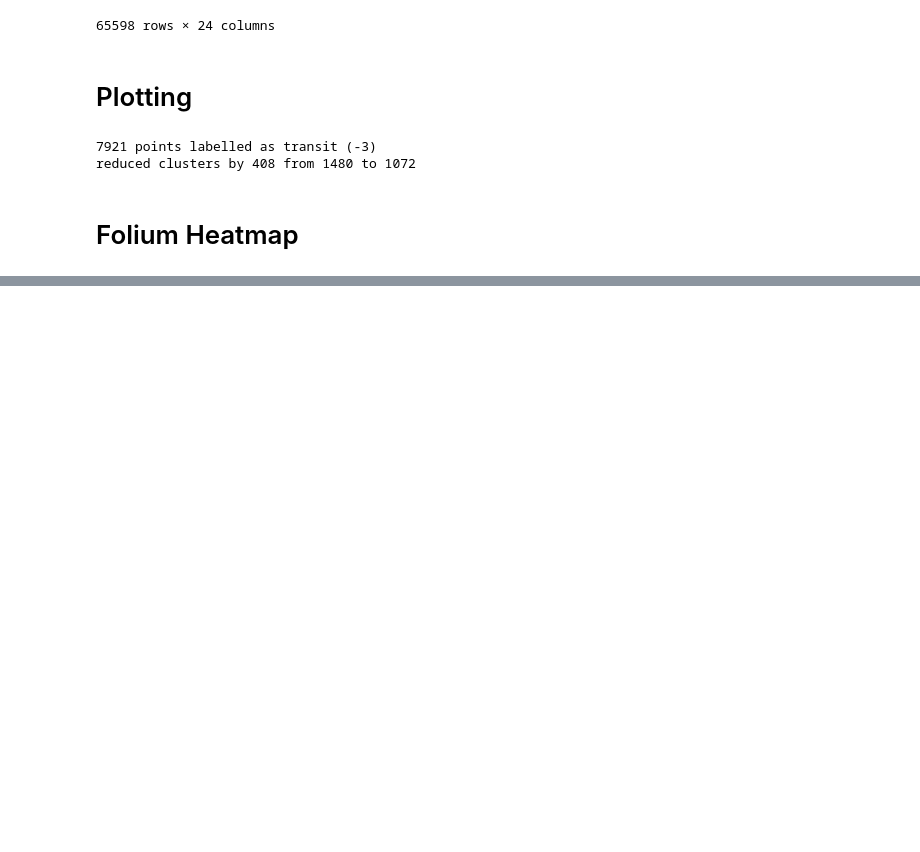
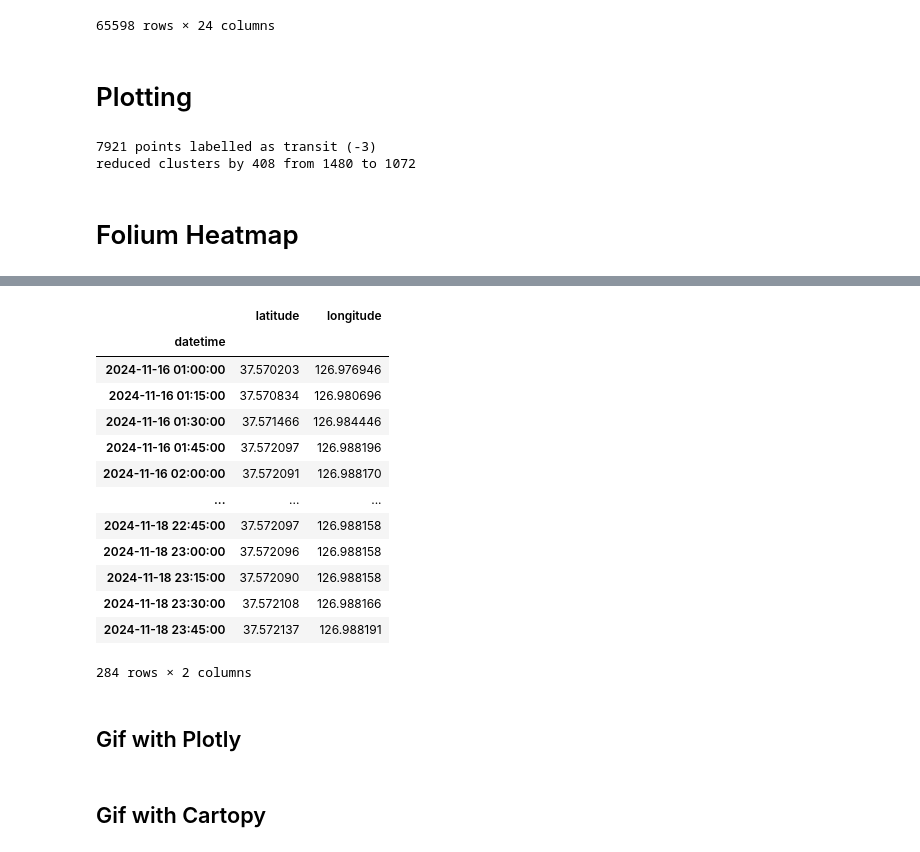
Before and after one commit to johnryanmcnally/tile_tracker_pipeline, a Jupyter notebook: data_handling/tile_data_playground.ipynb, the cells around one changed output, grey strips where cells are left out. Saved outputs shown, nothing was run; the diff lists cells and outputs as text; code cells hidden in the pictures; blank space fills up the shorter version.

```diff
--- a/data_handling/tile_data_playground.ipynb
+++ b/data_handling/tile_data_playground.ipynb
@@ -468,0 +520,19 @@ create_folium_heatmap(cdf)
+# %%
+df.set_index('datetime').resample('15 min').mean().resample('15 min').interpolate(method='index')
+# %% [output]
+|  | latitude | longitude |
+| datetime |  |  |
+| 2024-11-16 01:00:00 | 37.570203 | 126.976946 |
+| 2024-11-16 01:15:00 | 37.570834 | 126.980696 |
+| 2024-11-16 01:30:00 | 37.571466 | 126.984446 |
+| 2024-11-16 01:45:00 | 37.572097 | 126.988196 |
+| 2024-11-16 02:00:00 | 37.572091 | 126.988170 |
+| ... | ... | ... |
+| 2024-11-18 22:45:00 | 37.572097 | 126.988158 |
+| 2024-11-18 23:00:00 | 37.572096 | 126.988158 |
+| 2024-11-18 23:15:00 | 37.572090 | 126.988158 |
+| 2024-11-18 23:30:00 | 37.572108 | 126.988166 |
+| 2024-11-18 23:45:00 | 37.572137 | 126.988191 |
+284 rows × 2 columns
+# %% [markdown]
+## Gif with Plotly
@@ -468,0 +604,2 @@ create_folium_heatmap(cdf)
+# %% [markdown]
+## Gif with Cartopy
```
Also changed, not shown: parts of 10 cells of this notebook, 13 other files.
